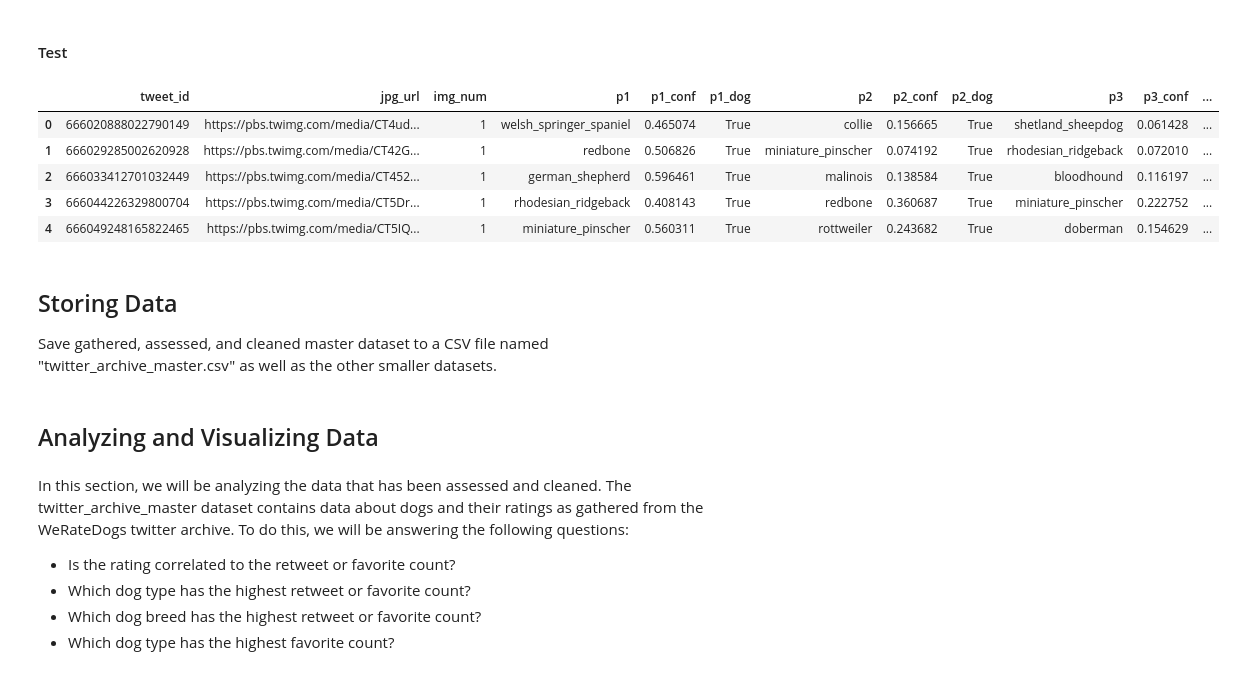
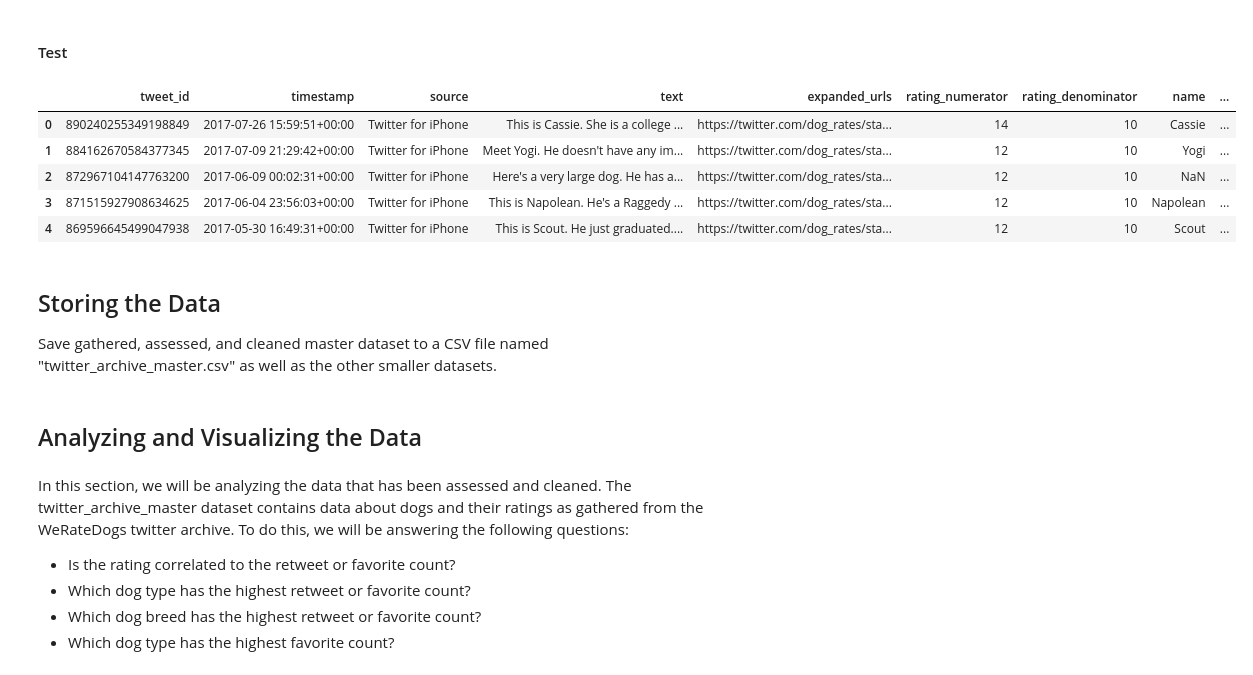
Before and after one commit to TomiJames/Wrangle-and-Analyze-Data, a Jupyter notebook: wrangle_act.ipynb, the cells around one changed output. Saved outputs shown, nothing was run; the diff lists cells and outputs as text; code cells hidden in the pictures.

```diff
--- a/wrangle_act.ipynb
+++ b/wrangle_act.ipynb
@@ -511,5 +537,7 @@ Seperate the type of dog information from tweets into a new dataset
 # %%
-dog_df = pd.melt(twitter_clean, id_vars=['tweet_id'], value_vars=['doggo','floofer','pupper','puppo'], var_name= 'dog_type')
-dog_df = dog_df[dog_df.value != 'None']
-dog_df.drop('value', axis = 1, inplace=True)
-twitter_clean.drop(columns=['doggo','floofer','pupper','puppo'], inplace=True)
+twitter_clean = pd.melt(twitter_clean, id_vars=['tweet_id', 'in_reply_to_status_id', 'in_reply_to_user_id', 'timestamp',
+       'source', 'text', 'retweeted_status_id', 'retweeted_status_user_id',
+       'retweeted_status_timestamp', 'expanded_urls', 'rating_numerator',
+       'rating_denominator', 'name', 'retweet_count', 'favorite_count'], value_vars=['doggo','floofer','pupper','puppo'], var_name= 'dog_type')
+twitter_clean = twitter_clean[twitter_clean.value != 'None']
+twitter_clean.drop('value', axis = 1, inplace=True)
@@ -516,2 +549,7 @@ twitter_clean.drop(columns=['doggo','floofer','pupper','puppo'], inplace=True)
+# %%
+# create a new dataframe containing just the records with the first predictions and where the predictions were actually dogs
+breed_df = image_clean.query('p1_dog == True')[['tweet_id','p1']].rename(columns={'p1':'breed'})
+# merge the breed_df with the twitter_clean dataset
+twitter_clean = twitter_clean.merge(breed_df, on='tweet_id', how='left')
 # %% [markdown]
 #### Test
@@ -673,16 +693,18 @@ for col in pred_cols:
+# %%
+twitter_clean['breed'] = twitter_clean['breed'].str.lower()
 # %% [markdown]
 #### Test
 # %%
-image_clean.head()
+twitter_clean.head()
 # %% [output]
-|  | tweet_id | jpg_url | img_num | p1 | p1_conf | p1_dog | p2 | p2_conf | p2_dog | p3 | p3_conf | ... |
-| 0 | 666020888022790149 | https://pbs.twimg.com/media/CT4ud... | 1 | welsh_springer_spaniel | 0.465074 | True | collie | 0.156665 | True | shetland_sheepdog | 0.061428 | ... |
-| 1 | 666029285002620928 | https://pbs.twimg.com/media/CT42G... | 1 | redbone | 0.506826 | True | miniature_pinscher | 0.074192 | True | rhodesian_ridgeback | 0.072010 | ... |
-| 2 | 666033412701032449 | https://pbs.twimg.com/media/CT452... | 1 | german_shepherd | 0.596461 | True | malinois | 0.138584 | True | bloodhound | 0.116197 | ... |
-| 3 | 666044226329800704 | https://pbs.twimg.com/media/CT5Dr... | 1 | rhodesian_ridgeback | 0.408143 | True | redbone | 0.360687 | True | miniature_pinscher | 0.222752 | ... |
-| 4 | 666049248165822465 | https://pbs.twimg.com/media/CT5IQ... | 1 | miniature_pinscher | 0.560311 | True | rottweiler | 0.243682 | True | doberman | 0.154629 | ... |
+|  | tweet_id | timestamp | source | text | expanded_urls | rating_numerator | rating_denominator | name | ... |
+| 0 | 890240255349198849 | 2017-07-26 15:59:51+00:00 | Twitter for iPhone | This is Cassie. She is a college ... | https://twitter.com/dog_rates/sta... | 14 | 10 | Cassie | ... |
+| 1 | 884162670584377345 | 2017-07-09 21:29:42+00:00 | Twitter for iPhone | Meet Yogi. He doesn't have any im... | https://twitter.com/dog_rates/sta... | 12 | 10 | Yogi | ... |
+| 2 | 872967104147763200 | 2017-06-09 00:02:31+00:00 | Twitter for iPhone | Here's a very large dog. He has a... | https://twitter.com/dog_rates/sta... | 12 | 10 | NaN | ... |
+| 3 | 871515927908634625 | 2017-06-04 23:56:03+00:00 | Twitter for iPhone | This is Napolean. He's a Raggedy ... | https://twitter.com/dog_rates/sta... | 12 | 10 | Napolean | ... |
+| 4 | 869596645499047938 | 2017-05-30 16:49:31+00:00 | Twitter for iPhone | This is Scout. He just graduated.... | https://twitter.com/dog_rates/sta... | 12 | 10 | Scout | ... |
 # %% [markdown]
-## Storing Data
+## Storing the Data <a class="anchor" id="data-storing"></a>
 Save gathered, assessed, and cleaned master dataset to a CSV file named "twitter_archive_master.csv" as well as the other smaller datasets.
 # %%
 # create a directory for the data folder
@@ -695,5 +715,5 @@ dog_df.to_csv('data/dog_types.csv', index=False)
 # %% [markdown]
-## Analyzing and Visualizing Data
+## Analyzing and Visualizing the Data <a class="anchor" id="data-analysis"></a>
 # %% [markdown]
 In this section, we will be analyzing the data that has been assessed and cleaned. The twitter_archive_master dataset contains data about dogs and their ratings as gathered from the WeRateDogs twitter archive.
 To do this, we will be answering the following questions:
```
Also changed, not shown: parts of 43 cells of this notebook, 11 other files.
